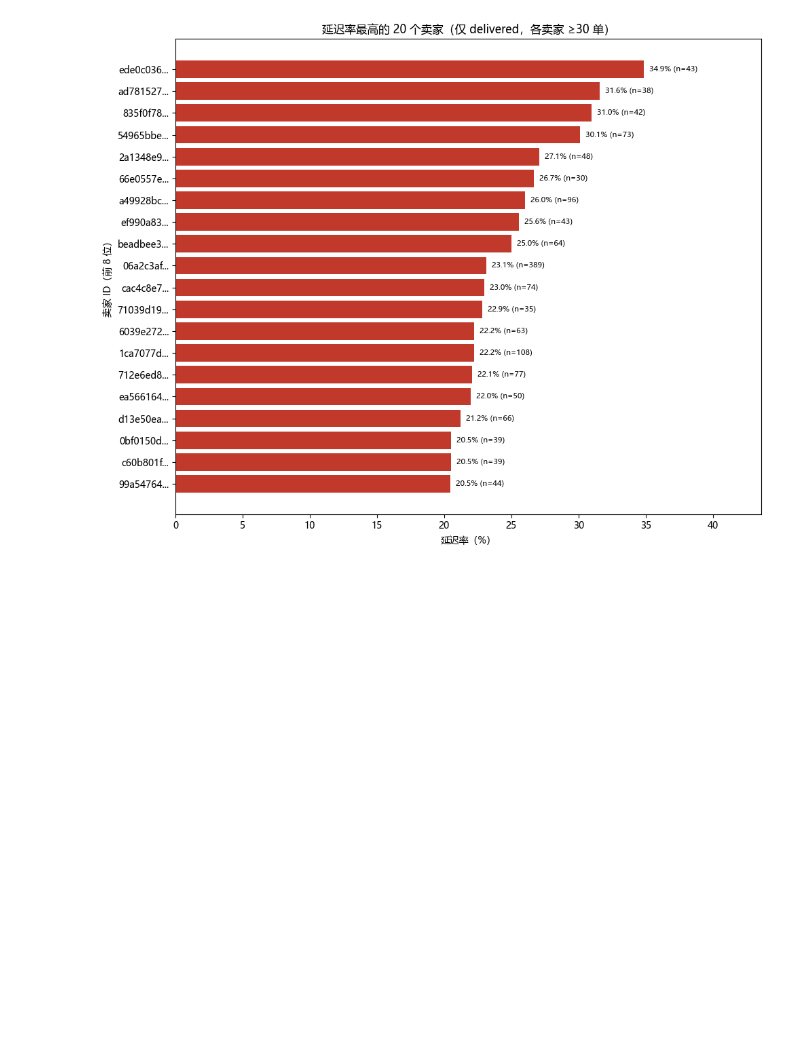
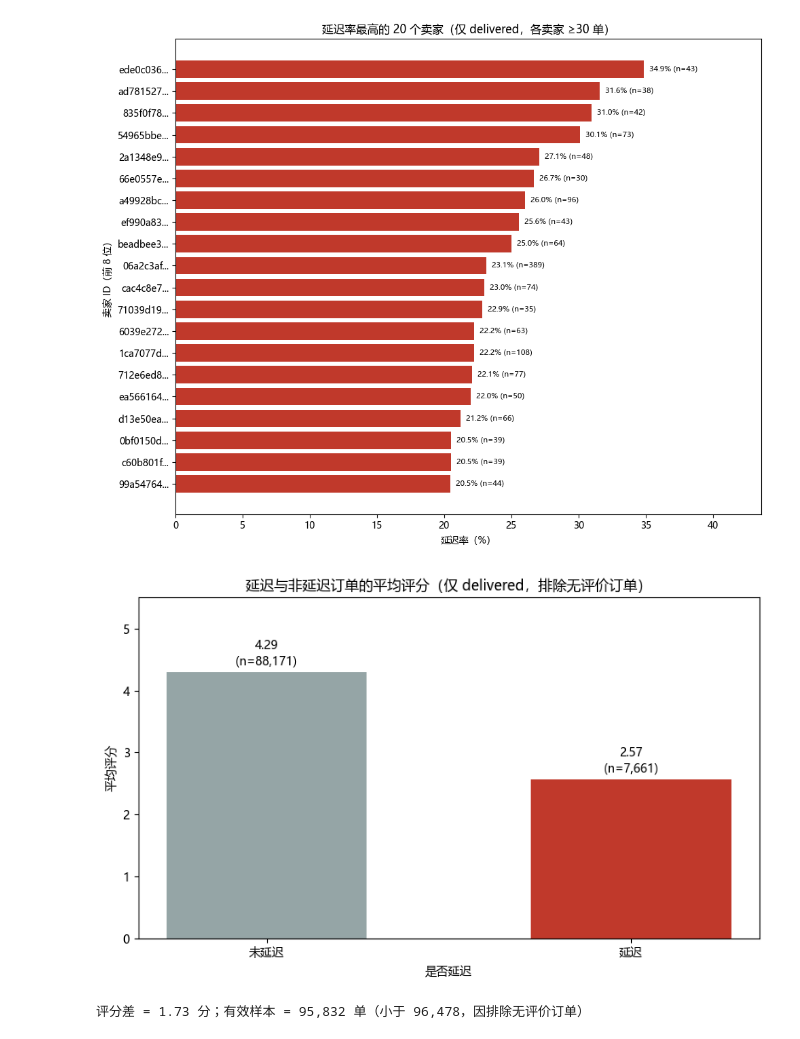
Before and after one commit to Jay-hao-sss1212312/olist-ecommerce-analysis, a Jupyter notebook: notebooks/01_eda.ipynb, the cells around one changed output. Saved outputs shown, nothing was run; the diff lists cells and outputs as text; code cells hidden in the pictures; blank space fills up the shorter version.

```diff
--- a/notebooks/01_eda.ipynb
+++ b/notebooks/01_eda.ipynb
@@ -146,3 +139,34 @@ plt.savefig('../reports/figures/05_high_late_sellers.png', dpi=150, bbox_inches=
 plt.show()
 # %% [output]
 [figure]
+# %%
+# 图 03：延迟 vs 非延迟订单平均评分（04_analysis.sql 第 3 条）
+import matplotlib.pyplot as plt
+plt.rcParams['font.sans-serif'] = ['Microsoft YaHei']
+plt.rcParams['axes.unicode_minus'] = False
+
+rv = con.sql("""
+SELECT late_flag, COUNT(*) AS orders, AVG(review_score) AS avg_review_score
+FROM order_wide
+WHERE order_status = 'delivered' AND review_score IS NOT NULL
+GROUP BY 1 ORDER BY 1
+""").df()
+
+labels = ['未延迟' if f == 0 else '延迟' for f in rv['late_flag']]
+fig, ax = plt.subplots(figsize=(8, 5))
+bars = ax.bar(labels, rv['avg_review_score'], color=['#95A5A6', '#C0392B'], width=0.55)
+for b, v, n in zip(bars, rv['avg_review_score'], rv['orders']):
+    ax.text(b.get_x() + b.get_width()/2, v + 0.06,
+            f'{v:.2f}\n(n={n:,})', ha='center', va='bottom', fontsize=10)
+ax.set_ylim(0, 5.5)          # 评分柱从 0 起，避免把小差值画得很夸张
+ax.set_ylabel('平均评分'); ax.set_xlabel('是否延迟')
+ax.set_title('延迟与非延迟订单的平均评分（仅 delivered，排除无评价订单）')
+plt.tight_layout()
+plt.savefig('../reports/figures/03_review_by_late.png', dpi=150, bbox_inches='tight')
+plt.show()
+
+diff = rv.loc[rv.late_flag == 0, 'avg_review_score'].iloc[0] - rv.loc[rv.late_flag == 1, 'avg_review_score'].iloc[0]
+print(f'评分差 = {diff:.2f} 分；有效样本 = {rv["orders"].sum():,} 单（小于 96,478，因排除无评价订单）')
+# %% [output]
+[figure, added]
+评分差 = 1.73 分；有效样本 = 95,832 单（小于 96,478，因排除无评价订单）
```
Also changed, not shown: parts of 4 cells of this notebook, 4 other files.
